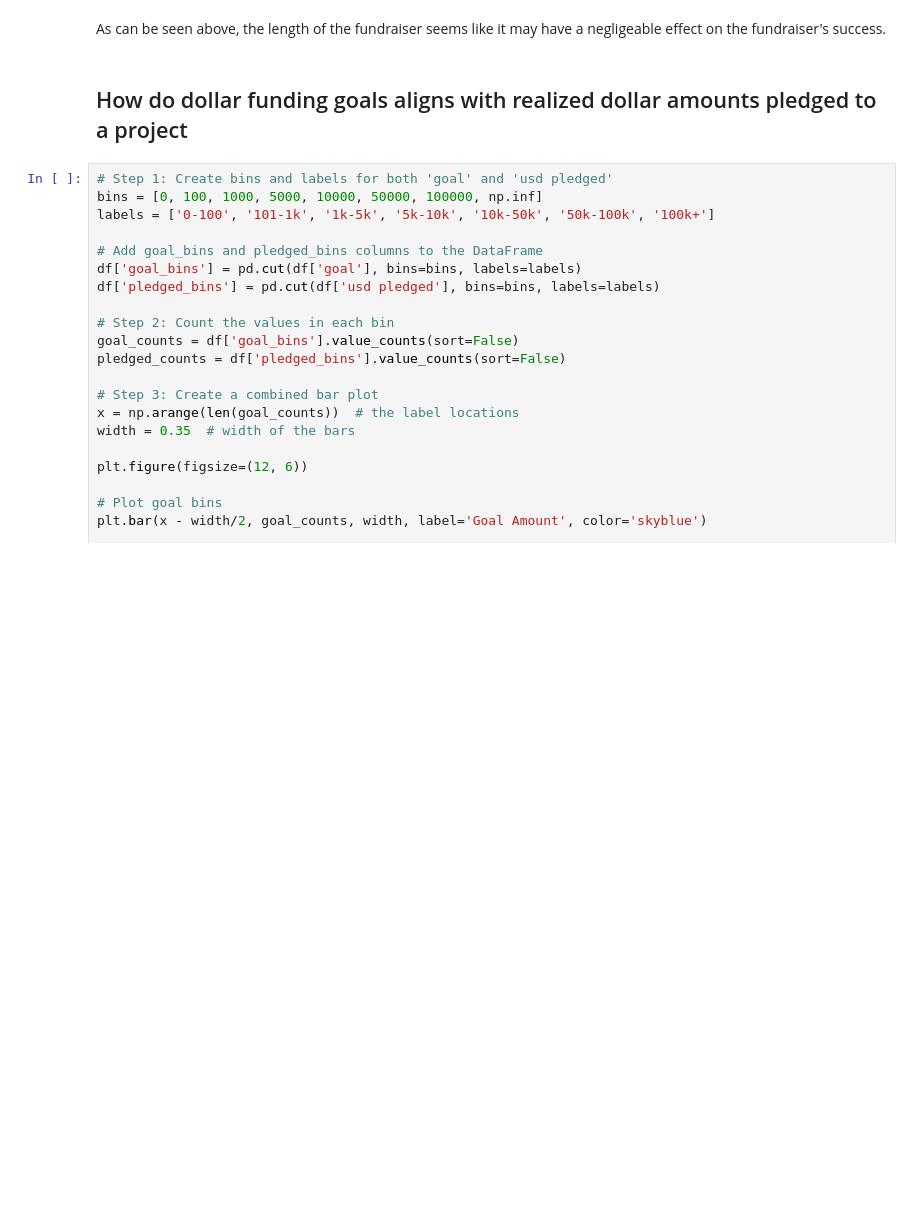
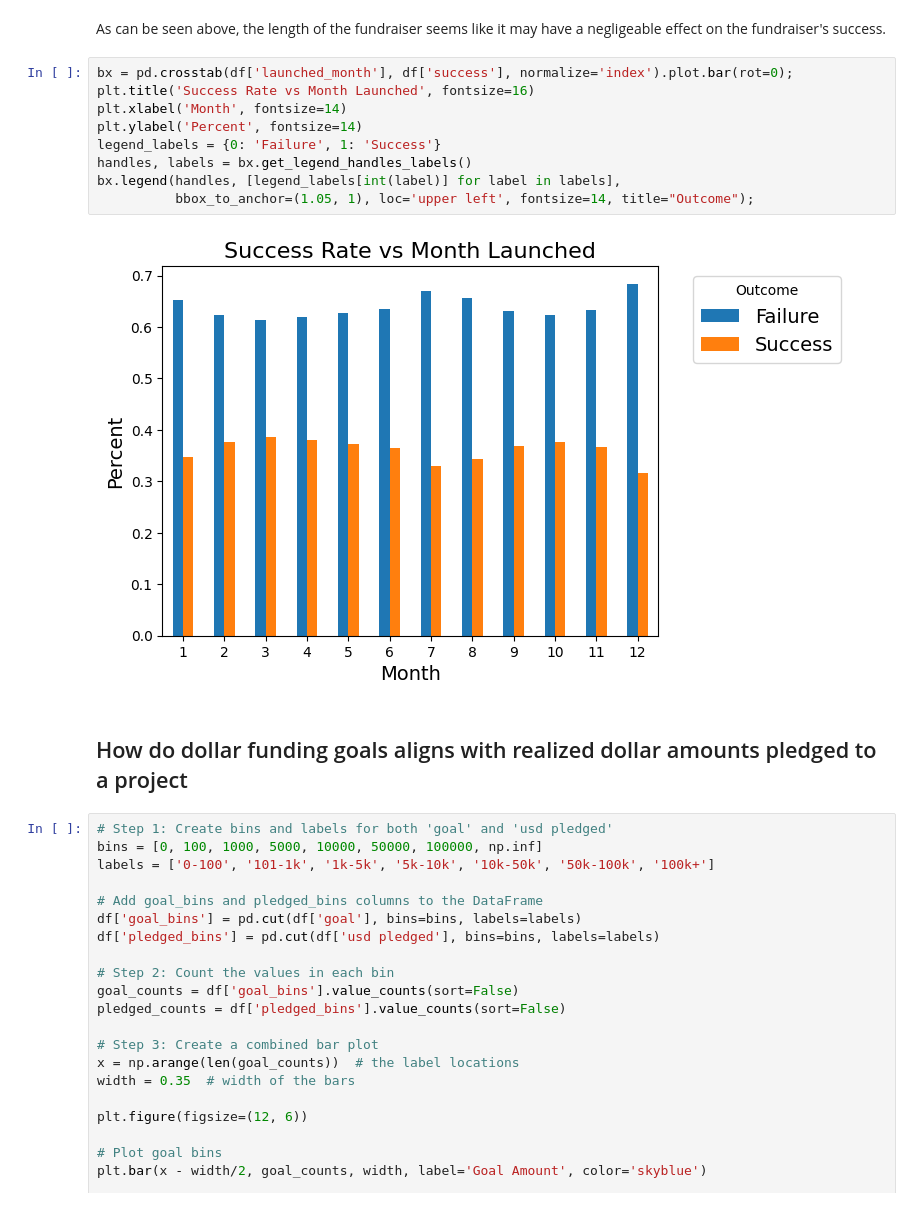
Before and after one commit to connor-bennett/Proejct-Two, a Jupyter notebook: KickStarter.ipynb, the cells around one changed output. Drawn from its saved outputs; the diff is of its cells as text; blank space fills up the shorter version.

```diff
--- a/KickStarter.ipynb
+++ b/KickStarter.ipynb
@@ -168,5 +180,16 @@ ax.legend(bbox_to_anchor=(1.05, 1), loc='upper left', fontsize=14, title="Goal A
 # %% [markdown]
 As can be seen above, the length of the fundraiser seems like it may have a negligeable effect on the fundraiser's success.
+# %%
+bx = pd.crosstab(df['launched_month'], df['success'], normalize='index').plot.bar(rot=0);
+plt.title('Success Rate vs Month Launched', fontsize=16)
+plt.xlabel('Month', fontsize=14)
+plt.ylabel('Percent', fontsize=14)
+legend_labels = {0: 'Failure', 1: 'Success'}
+handles, labels = bx.get_legend_handles_labels()
+bx.legend(handles, [legend_labels[int(label)] for label in labels],
+          bbox_to_anchor=(1.05, 1), loc='upper left', fontsize=14, title="Outcome");
+# %% [output]
+[figure, added]
 # %% [markdown]
 ## How do dollar funding goals aligns with realized dollar amounts pledged to a project
 # %%
```
Also changed, not shown: parts of 15 cells of this notebook.
